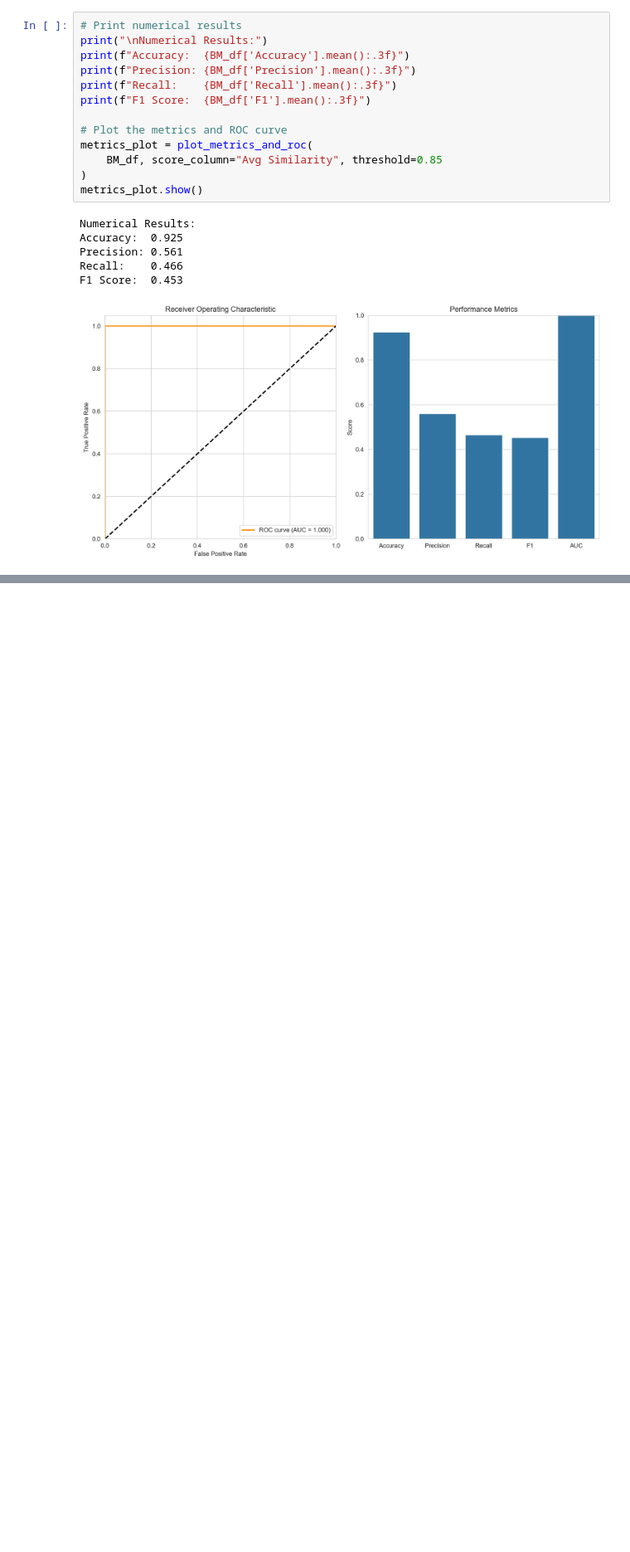
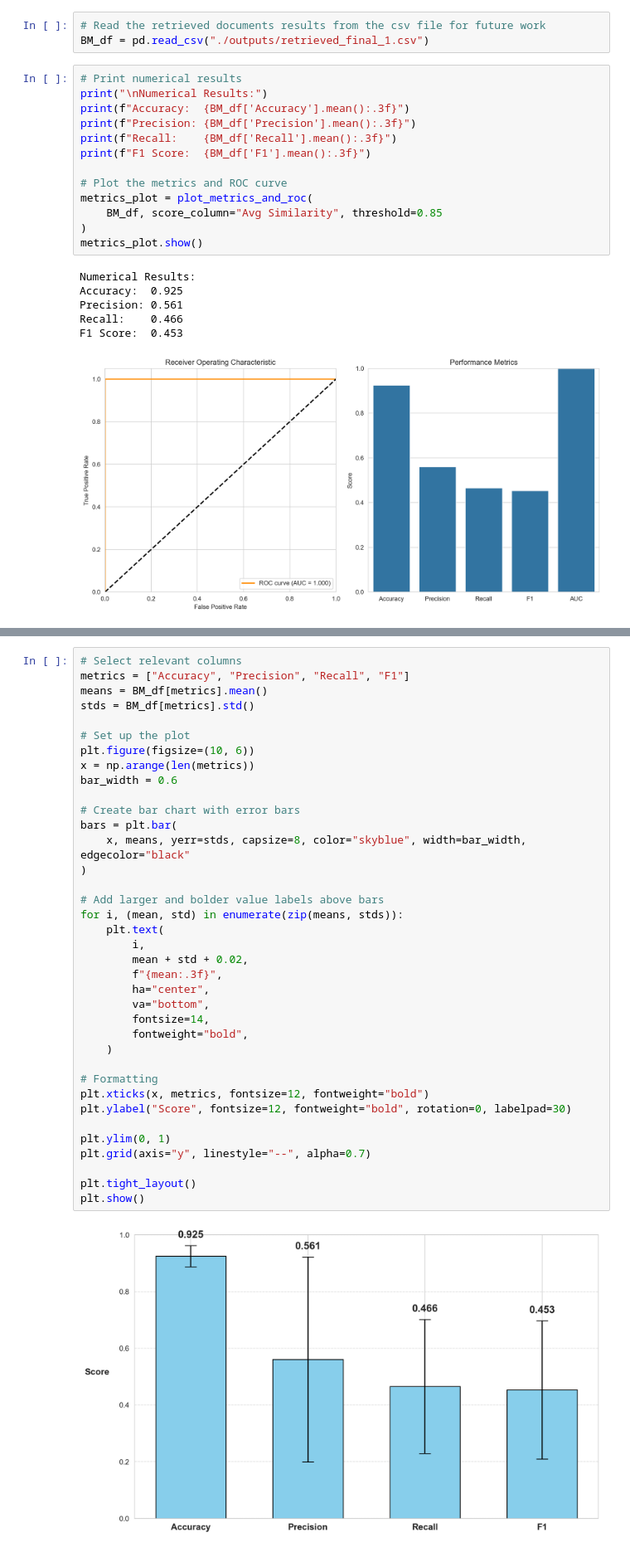
Before and after one commit to suim-park/GraphRAG_experiments, a Jupyter notebook: retrieve.ipynb, the cells around one changed output, grey strips where cells are left out. Shown at 83% size. Saved outputs shown, nothing was run; the diff lists cells and outputs as text; blank space fills up the shorter version.

Commit message:
Update files and visualizations

```diff
--- a/retrieve.ipynb
+++ b/retrieve.ipynb
@@ -351,5 +354,8 @@ display(BM_df.head(36))
 # %%
 BM_df.to_csv("./outputs/retrieved_final_1.csv", index=False)
+# %%
+# Read the retrieved documents results from the csv file for future work
+BM_df = pd.read_csv("./outputs/retrieved_final_1.csv")
 # %%
 # Print numerical results
 print("\nNumerical Results:")
@@ -372,0 +385,39 @@ F1 Score:  0.453
+# %%
+# Select relevant columns
+metrics = ["Accuracy", "Precision", "Recall", "F1"]
+means = BM_df[metrics].mean()
+stds = BM_df[metrics].std()
+
+# Set up the plot
+plt.figure(figsize=(10, 6))
+x = np.arange(len(metrics))
+bar_width = 0.6
+
+# Create bar chart with error bars
+bars = plt.bar(
+    x, means, yerr=stds, capsize=8, color="skyblue", width=bar_width, edgecolor="black"
+)
+
+# Add larger and bolder value labels above bars
+for i, (mean, std) in enumerate(zip(means, stds)):
+    plt.text(
+        i,
+        mean + std + 0.02,
+        f"{mean:.3f}",
+        ha="center",
+        va="bottom",
+        fontsize=14,
+        fontweight="bold",
+    )
+
+# Formatting
+plt.xticks(x, metrics, fontsize=12, fontweight="bold")
+plt.ylabel("Score", fontsize=12, fontweight="bold", rotation=0, labelpad=30)
+
+plt.ylim(0, 1)
+plt.grid(axis="y", linestyle="--", alpha=0.7)
+
+plt.tight_layout()
+plt.show()
+# %% [output]
+[figure, added]
```
Also changed, not shown: parts of 10 cells of this notebook, 4 other files.
